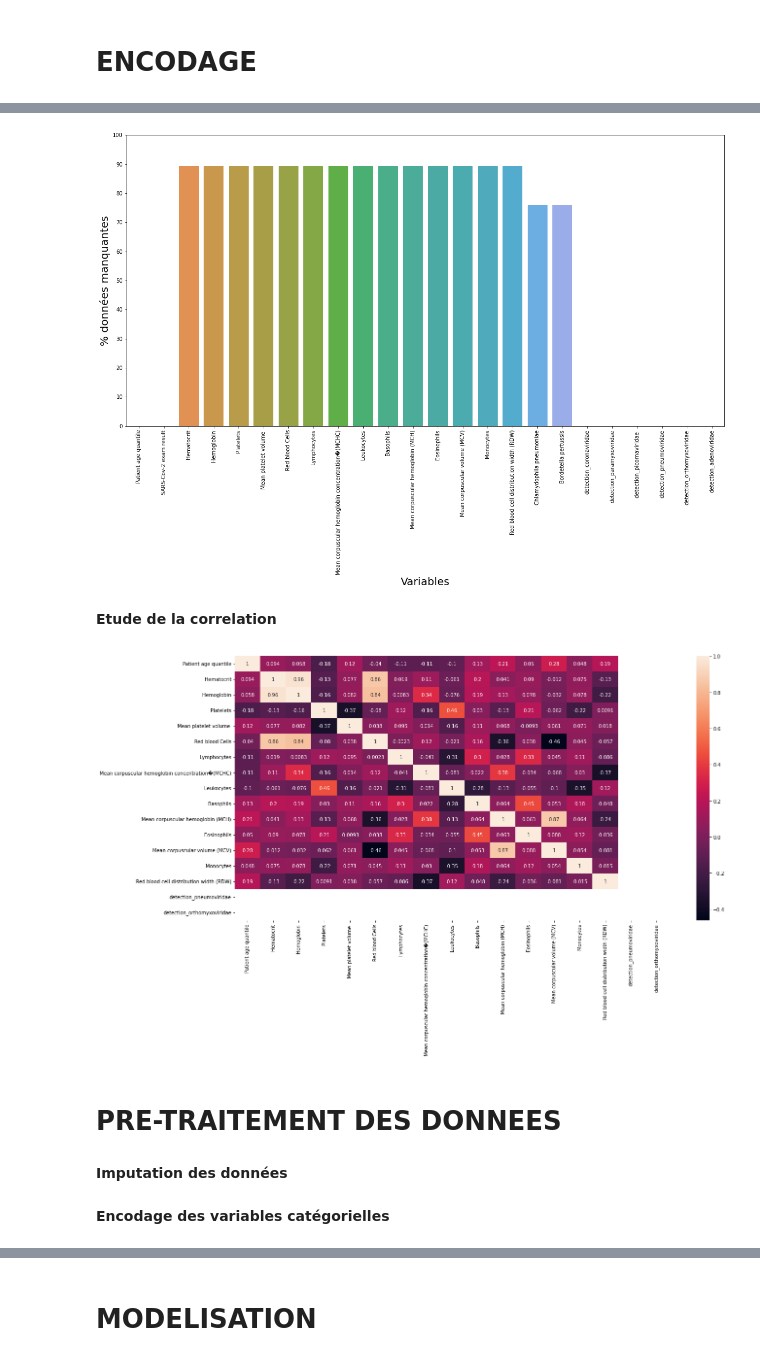
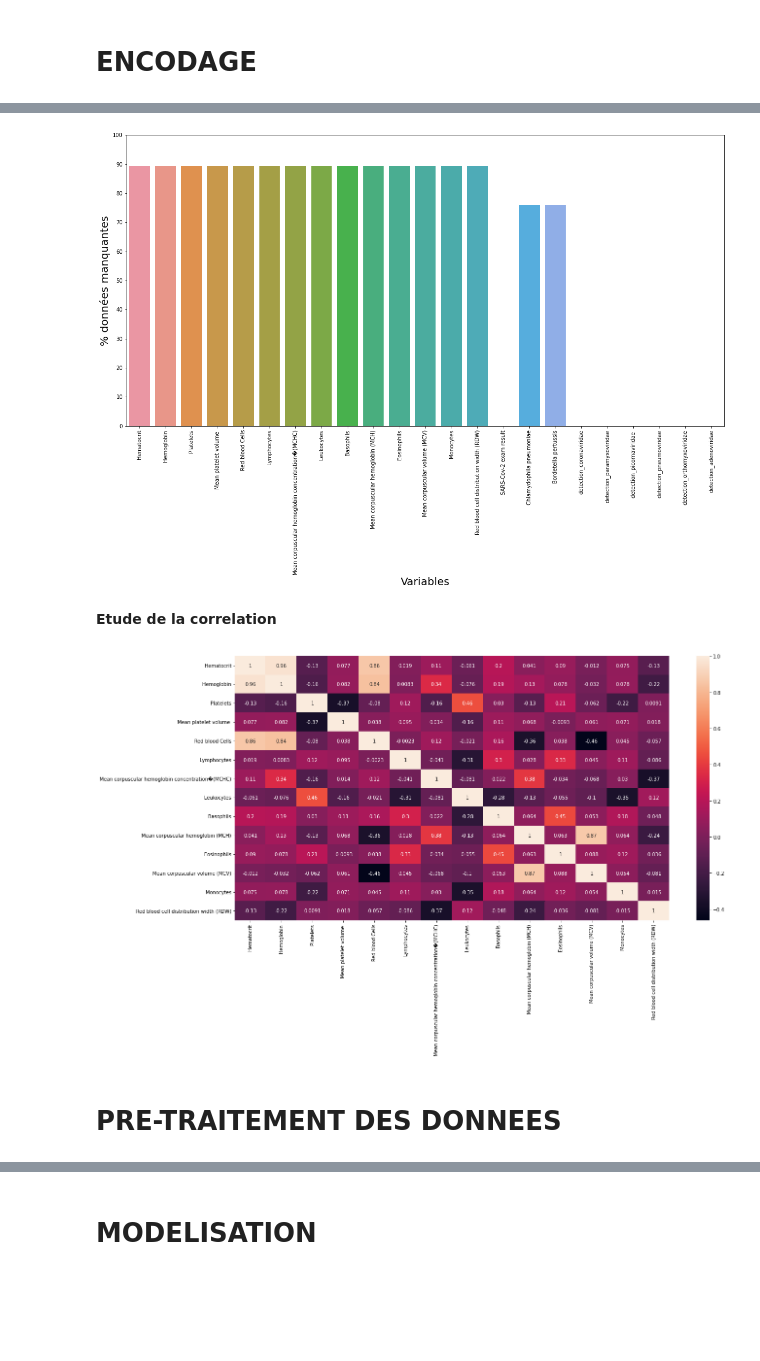
Before and after one commit to m3nkam/ml-covid19, a Jupyter notebook: pfe_2021.ipynb, the cells around one changed output, grey strips where cells are left out. Drawn from its saved outputs; the diff is of its cells as text; code cells hidden in the pictures; blank space fills up the shorter version.

```diff
--- a/pfe_2021.ipynb
+++ b/pfe_2021.ipynb
@@ -263,4 +292,5 @@ sns.heatmap(df.isna(),cbar=False)
 # %%
+df =pd.concat([num_columns, cat_columns], axis=1)
 # How many nan have each column
 nan_per_column = pd.DataFrame(df.isna().sum(),columns=['nanValues']).reset_index()
 
@@ -277,18 +307,16 @@ plt.ylabel('% données manquantes', fontsize=20)
 plt.yticks([0,10,20,30,40,50,60,70,80,90,100])
 plt.xticks(rotation=90);
 # %% [output]
-[figure, old version]
+[figure, new version]
 # %% [markdown]
 **Etude de la correlation**
 # %%
 # Correlation calculation df.select_dtypes('float')
-spearman_corr = df.corr('spearman')
+spearman_corr = num_columns.corr('spearman')
 # Plot
 plt.figure(figsize=(20,10))
 sns.heatmap(spearman_corr, annot = True);
 # %% [output]
-[figure, old version]
+[figure, new version]
 # %% [markdown]
 # **PRE-TRAITEMENT DES DONNEES**
-# %% [markdown]
-**Imputation des données**
@@ -309,2 +322,0 @@ def imputation(df):
-# %% [markdown]
-**Encodage des variables catégorielles**
```
Also changed, not shown: parts of 20 cells of this notebook.
